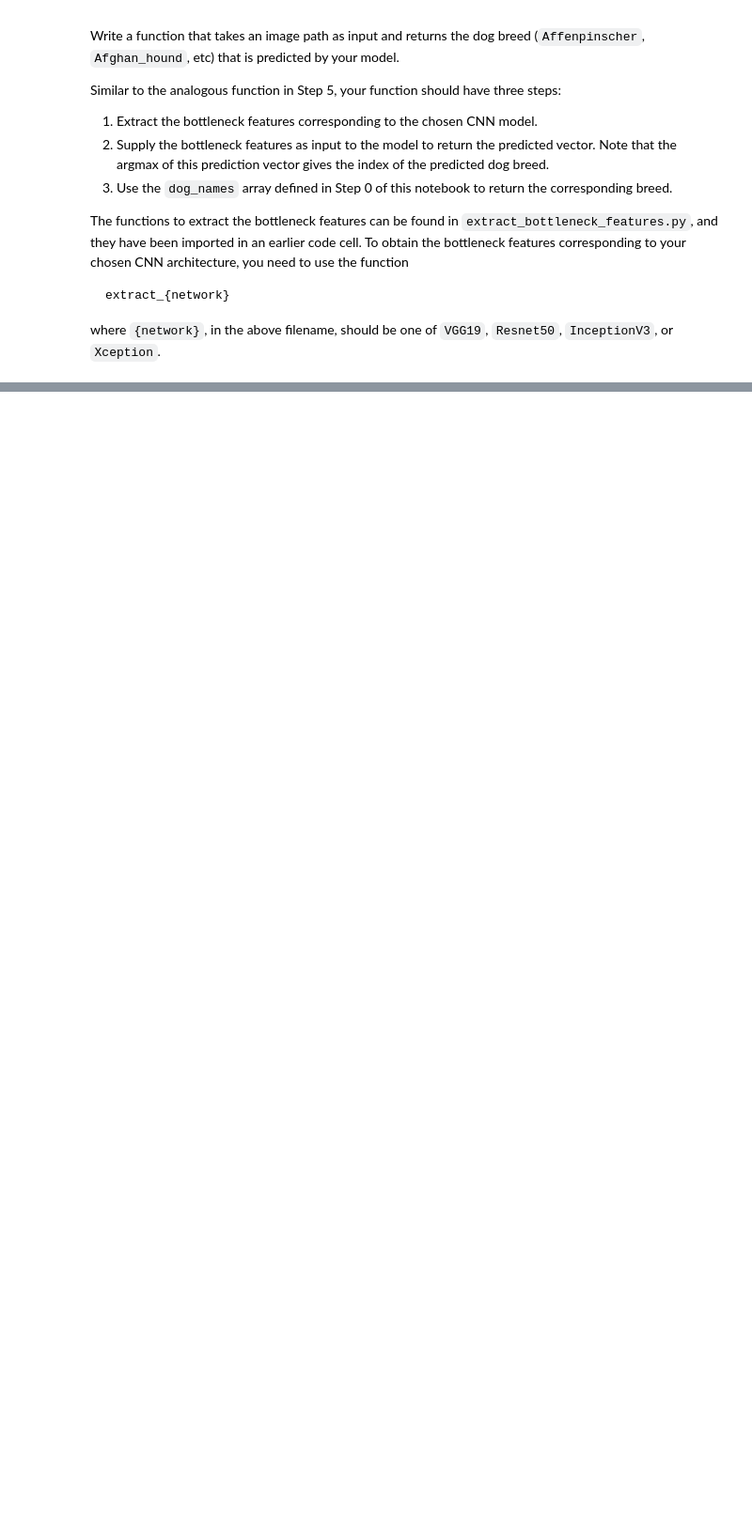
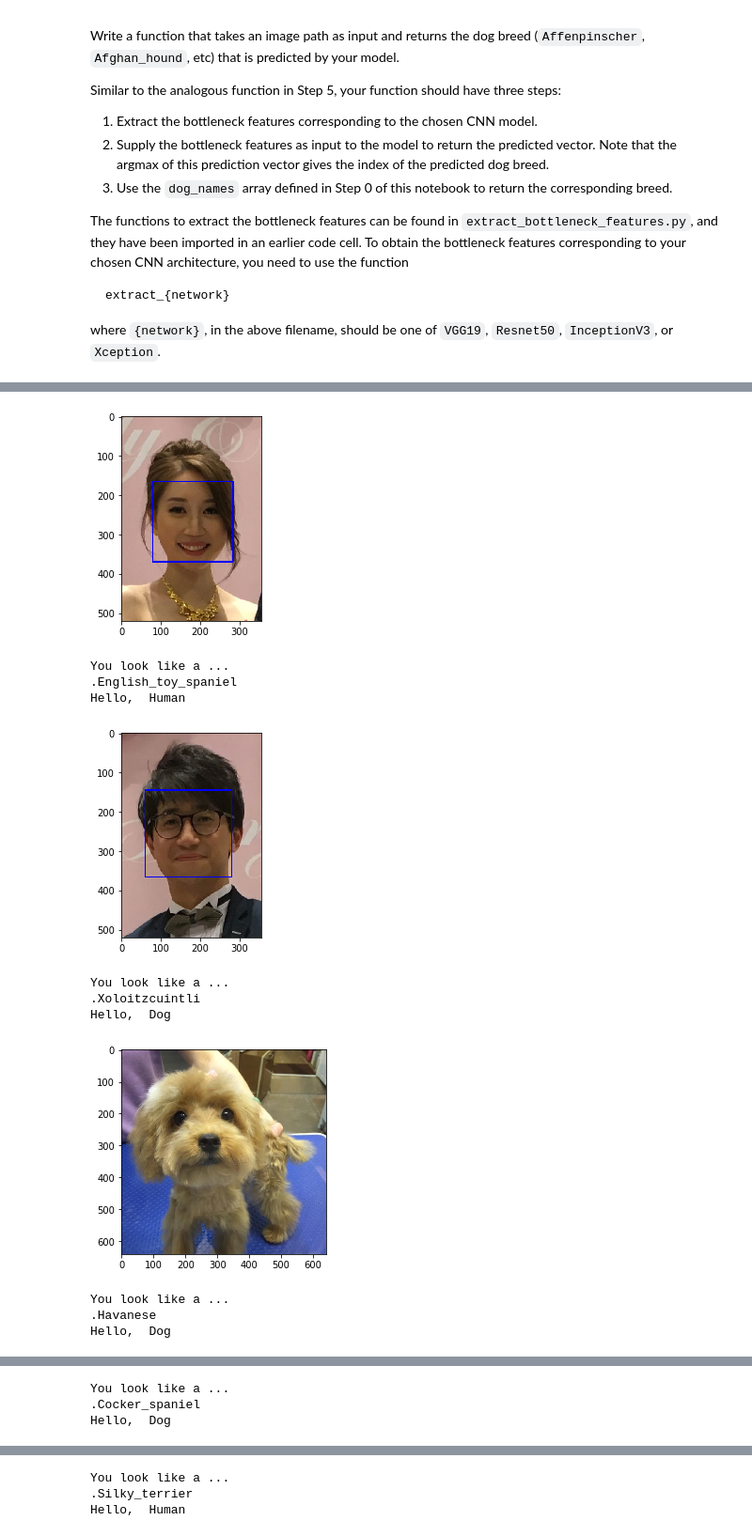
Before and after one commit to alucard001/AIND2-Dog-Images, a Jupyter notebook: dog_app.ipynb, the cells around one changed output, grey strips where cells are left out. Shown at 94% size. Drawn from its saved outputs; the diff is of its cells as text; code cells hidden in the pictures; blank space fills up the shorter version.

```diff
--- a/dog_app.ipynb
+++ b/dog_app.ipynb
@@ -632,10 +654,10 @@ You are welcome to [augment the training data](https://blog.keras.io/building-po
 # %%
 ### TODO: Train the model.
 # Save model
-checkpointer = ModelCheckpoint(filepath='saved_models/weights.best.VGG19.hdf5',
+checkpointer = ModelCheckpoint(filepath='saved_models/weights.best.pretrain_model.hdf5',
                                verbose=1, save_best_only=True)
 
 # Start training
-VGG19_model.fit(train_VGG19, train_targets,
-          validation_data=(valid_VGG19, valid_targets),
+pretrain_model.fit(train, train_targets,
+          validation_data=(valid, valid_targets),
           epochs=20, batch_size=20, callbacks=[checkpointer], verbose=1)
@@ -643,7 +684,7 @@ VGG19_model.fit(train_VGG19, train_targets,
 ### (IMPLEMENTATION) Load the Model with the Best Validation Loss
 # %%
 ### TODO: Load the model weights with the best validation loss.
-VGG19_model.load_weights('saved_models/weights.best.VGG19.hdf5')
+pretrain_model.load_weights('saved_models/weights.best.pretrain_model.hdf5')
 # %% [markdown]
 ### (IMPLEMENTATION) Test the Model
 
@@ -675,11 +718,11 @@ where `{network}`, in the above filename, should be one of `VGG19`, `Resnet50`,
 ### TODO: Write a function that takes a path to an image as input
 ### and returns the dog breed that is predicted by the model.
 
-def VGG19_predict_breed(img_path):
+def model_predict_breed(img_path):
     # extract bottleneck features
-    bottleneck_feature = extract_VGG19(path_to_tensor(img_path))
+    bottleneck_feature = extract_Resnet50(path_to_tensor(img_path))
     # obtain predicted vector
-    predicted_vector = VGG19_model.predict(bottleneck_feature)
+    predicted_vector = pretrain_model.predict(bottleneck_feature)
     # return dog breed that is predicted by the model
     return dog_names[np.argmax(predicted_vector)]
 # %% [markdown]
@@ -731,17 +774,16 @@ def show_image_with_face(image_path):
     plt.imshow(cv_rgb)
     plt.show()
 
-
 def what_is_this_image(image_path):
     # if a dog is detected in the image, return the predicted breed.
     if(dog_detector(image_path) == True):
         img_type = 'Dog'
-        name = VGG19_predict_breed(image_path)
+        name = model_predict_breed(image_path)
     else:
         # if a human is detected in the image, return the resembling dog breed.
         if(face_detector(image_path) == True):
             img_type = 'Human'
-            name = VGG19_predict_breed(image_path)
+            name = model_predict_breed(image_path)
         else:
             # if neither is detected in the image, provide output that indicates an error
             img_type = 'Nothing (Kidding!  You are something elegant that we cannot identify you.  XD)!'
@@ -770,5 +816,19 @@ __Answer:__
 ## at least 6 images on your computer.
 ## Feel free to use as many code cells as needed.
 
-# path_1 = ''
-# what_is_this_image(path_1)
+images = [
+    '/my_images/cindy.jpg',
+    '/my_images/jerry.jpg',
+    '/my_images/cindy_dog.jpg',
+
+    '/my_images/andy_dog.jpg',
+    '/my_images/terry_dog.jpg',
+    '/my_images/kayla.jpg',
+
+    '/my_images/ellery.jpg',
+    '/my_images/jernord.jpg',
+    '/my_images/tracy.jpg'
+    ]
+for _, img_path in enumerate(images):
+    what_is_this_image(img_path)
+# %% [output]
@@ -774,0 +836,12 @@ __Answer:__
+[figure, added]
+You look like a ...
+.English_toy_spaniel
+Hello,  Human
+[figure, added]
+You look like a ...
+.Xoloitzcuintli
+Hello,  Dog
+[figure, added]
+You look like a ...
+.Havanese
+Hello,  Dog
@@ -774,0 +849,3 @@ __Answer:__
+You look like a ...
+.Cocker_spaniel
+Hello,  Dog
@@ -774,0 +853,3 @@ __Answer:__
+You look like a ...
+.Silky_terrier
+Hello,  Human
```
Also changed, not shown: parts of 13 cells of this notebook.
